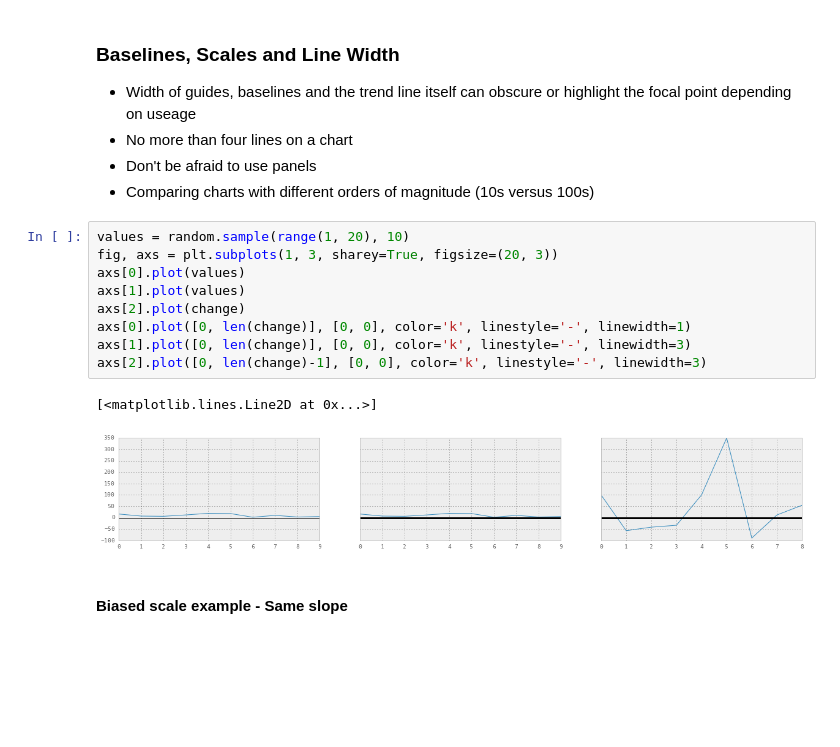
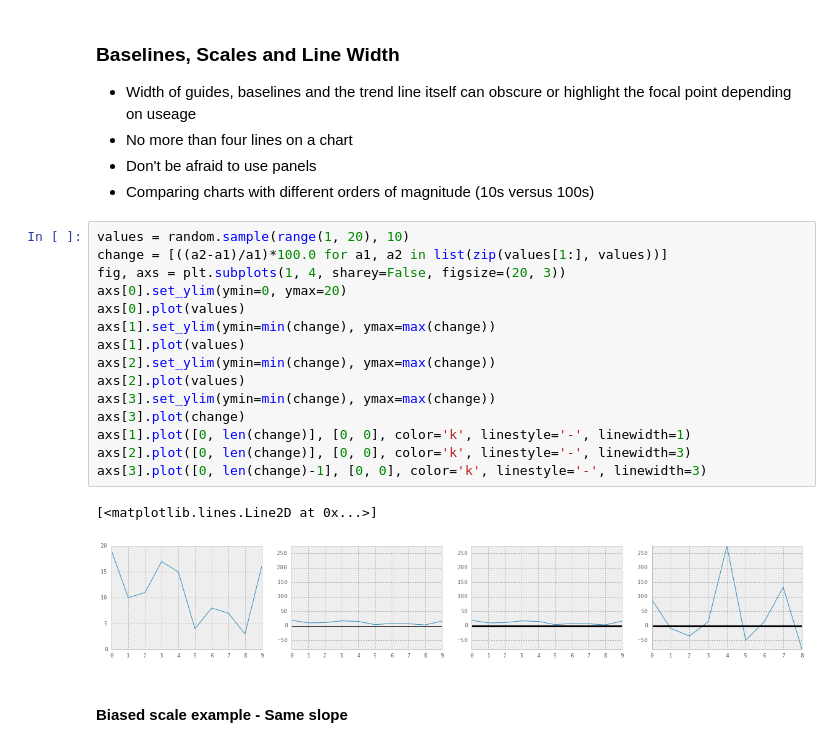
Before and after one commit to shaneshifflett/guides, a Jupyter notebook: ire-2016-data-viz/tips.ipynb, the cells around one changed output. Drawn from its saved outputs; the diff is of its cells as text; blank space fills up the shorter version.

```diff
--- a/ire-2016-data-viz/tips.ipynb
+++ b/ire-2016-data-viz/tips.ipynb
@@ -77,16 +63,22 @@ plt.plot(change)
 * Comparing charts with different orders of magnitude (10s versus 100s)
 # %%
 values = random.sample(range(1, 20), 10)
-fig, axs = plt.subplots(1, 3, sharey=True, figsize=(20, 3))
+change = [((a2-a1)/a1)*100.0 for a1, a2 in list(zip(values[1:], values))]
+fig, axs = plt.subplots(1, 4, sharey=False, figsize=(20, 3))
+axs[0].set_ylim(ymin=0, ymax=20)
 axs[0].plot(values)
+axs[1].set_ylim(ymin=min(change), ymax=max(change))
 axs[1].plot(values)
-axs[2].plot(change)
-axs[0].plot([0, len(change)], [0, 0], color='k', linestyle='-', linewidth=1)
-axs[1].plot([0, len(change)], [0, 0], color='k', linestyle='-', linewidth=3)
-axs[2].plot([0, len(change)-1], [0, 0], color='k', linestyle='-', linewidth=3)
+axs[2].set_ylim(ymin=min(change), ymax=max(change))
+axs[2].plot(values)
+axs[3].set_ylim(ymin=min(change), ymax=max(change))
+axs[3].plot(change)
+axs[1].plot([0, len(change)], [0, 0], color='k', linestyle='-', linewidth=1)
+axs[2].plot([0, len(change)], [0, 0], color='k', linestyle='-', linewidth=3)
+axs[3].plot([0, len(change)-1], [0, 0], color='k', linestyle='-', linewidth=3)
 # %% [output]
 [<matplotlib.lines.Line2D at 0x...>]
-[figure, old version]
+[figure, new version]
 # %% [markdown]
 #### Biased scale example - Same slope
 # %%
```
Also changed, not shown: parts of 6 cells of this notebook.
